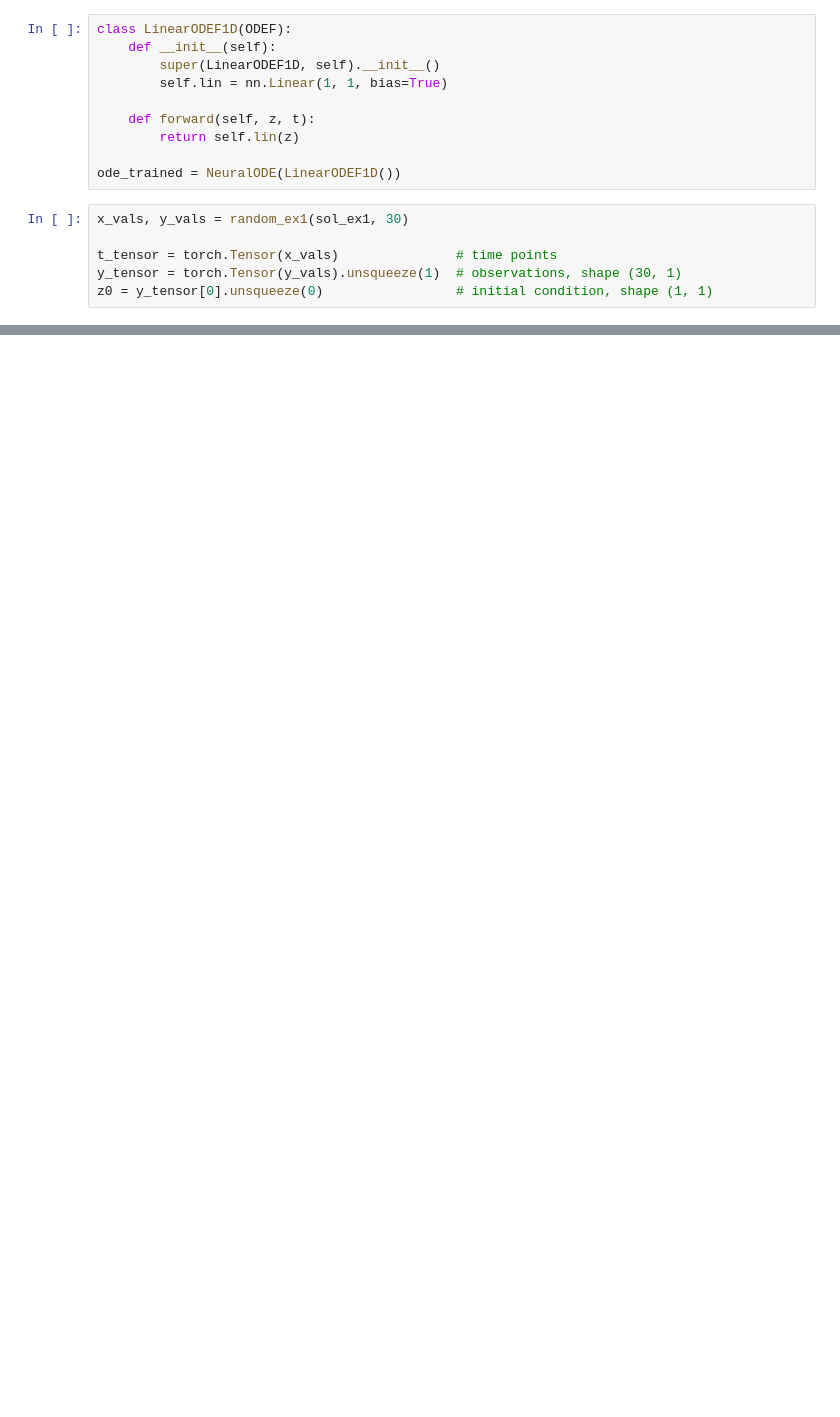
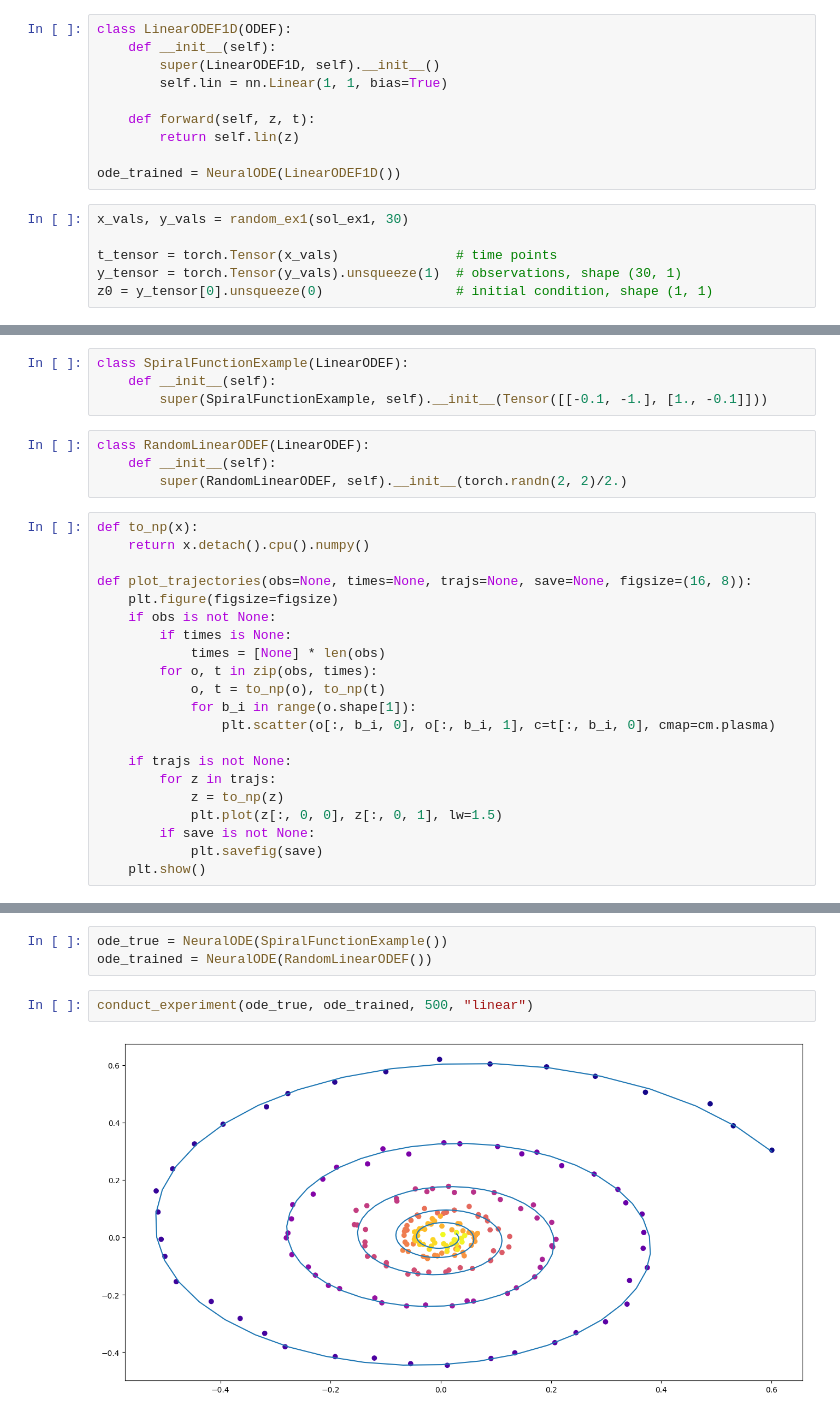
Before and after one commit to thanikaar/Rudimental-exploration-of-Neural-ODE, a Jupyter notebook: node_implementation.ipynb, the cells around one changed output, grey strips where cells are left out. Drawn from its saved outputs; the diff is of its cells as text; blank space fills up the shorter version.

Commit message:
implemented spiral

```diff
--- a/node_implementation.ipynb
+++ b/node_implementation.ipynb
@@ -331,0 +324,29 @@ class RandomPendulumODEF(PendulumODEF):
+# %%
+class SpiralFunctionExample(LinearODEF):
+    def __init__(self):
+        super(SpiralFunctionExample, self).__init__(Tensor([[-0.1, -1.], [1., -0.1]]))
+# %%
+class RandomLinearODEF(LinearODEF):
+    def __init__(self):
+        super(RandomLinearODEF, self).__init__(torch.randn(2, 2)/2.)
+# %%
+def to_np(x):
+    return x.detach().cpu().numpy()
+
+def plot_trajectories(obs=None, times=None, trajs=None, save=None, figsize=(16, 8)):
+    plt.figure(figsize=figsize)
+    if obs is not None:
+        if times is None:
+            times = [None] * len(obs)
+        for o, t in zip(obs, times):
+            o, t = to_np(o), to_np(t)
+            for b_i in range(o.shape[1]):
+                plt.scatter(o[:, b_i, 0], o[:, b_i, 1], c=t[:, b_i, 0], cmap=cm.plasma)
+
+    if trajs is not None:
+        for z in trajs:
+            z = to_np(z)
+            plt.plot(z[:, 0, 0], z[:, 0, 1], lw=1.5)
+        if save is not None:
+            plt.savefig(save)
+    plt.show()
@@ -331,0 +401,7 @@ class RandomPendulumODEF(PendulumODEF):
+# %%
+ode_true = NeuralODE(SpiralFunctionExample())
+ode_trained = NeuralODE(RandomLinearODEF())
+# %%
+conduct_experiment(ode_true, ode_trained, 500, "linear")
+# %% [output]
+[figure, added]
```
Also changed, not shown: parts of 9 cells of this notebook.
